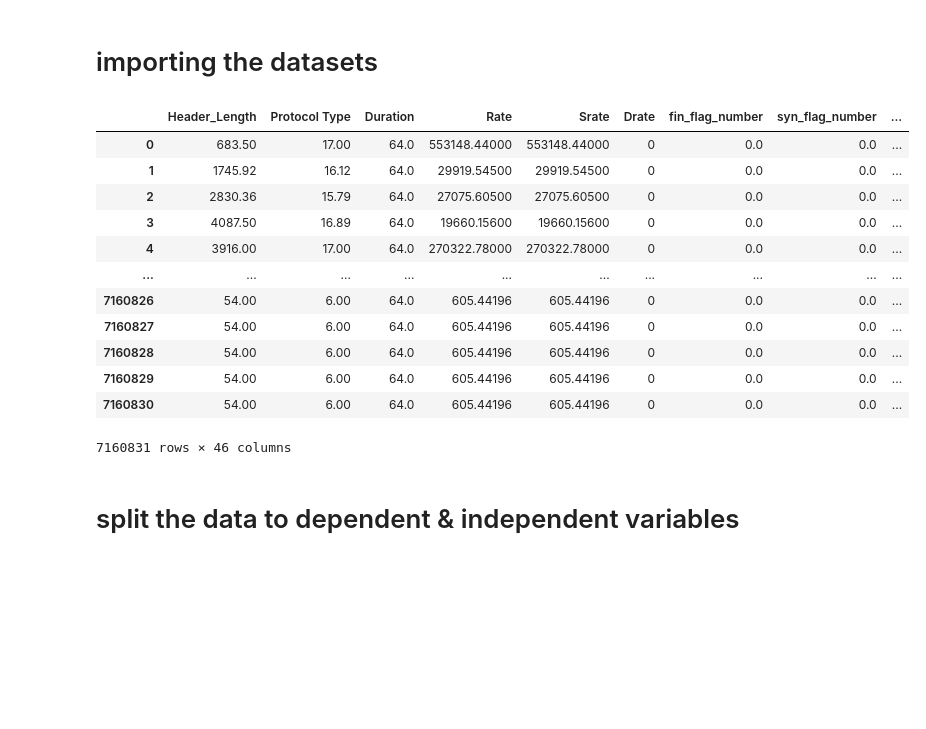
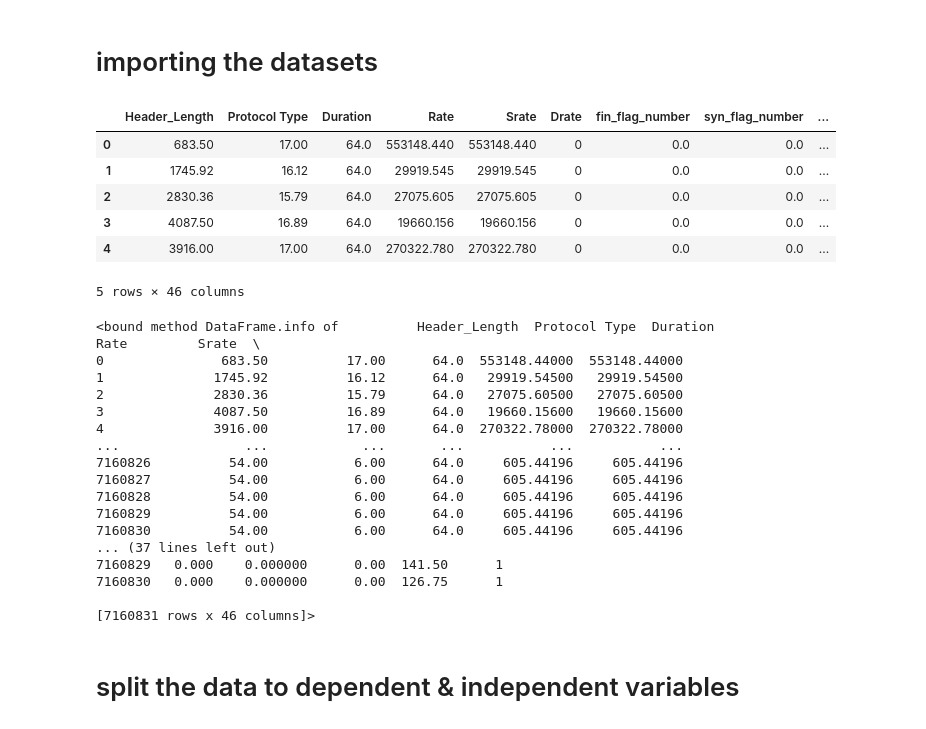
Before and after one commit to MedAmineArbani/IoT-Intrusion-Detection, a Jupyter notebook: Notebooks/XGboostModel.ipynb, the cells around one changed output. Drawn from its saved outputs; the diff is of its cells as text; code cells hidden in the pictures; blank space fills up the shorter version.

```diff
--- a/Notebooks/XGboostModel.ipynb
+++ b/Notebooks/XGboostModel.ipynb
@@ -11,21 +13,35 @@ import pandas as pd
 <h1>importing the datasets</h1>
 # %%
 data=pd.read_csv("../Data/cleaned_data.csv")
-data
+data.head()
 # %% [output]
 |  | Header_Length | Protocol Type | Duration | Rate | Srate | Drate | fin_flag_number | syn_flag_number | ... |
-| 0 | 683.50 | 17.00 | 64.0 | 553148.44000 | 553148.44000 | 0 | 0.0 | 0.0 | ... |
-| 1 | 1745.92 | 16.12 | 64.0 | 29919.54500 | 29919.54500 | 0 | 0.0 | 0.0 | ... |
-| 2 | 2830.36 | 15.79 | 64.0 | 27075.60500 | 27075.60500 | 0 | 0.0 | 0.0 | ... |
-| 3 | 4087.50 | 16.89 | 64.0 | 19660.15600 | 19660.15600 | 0 | 0.0 | 0.0 | ... |
-| 4 | 3916.00 | 17.00 | 64.0 | 270322.78000 | 270322.78000 | 0 | 0.0 | 0.0 | ... |
-| ... | ... | ... | ... | ... | ... | ... | ... | ... | ... |
-| 7160826 | 54.00 | 6.00 | 64.0 | 605.44196 | 605.44196 | 0 | 0.0 | 0.0 | ... |
-| 7160827 | 54.00 | 6.00 | 64.0 | 605.44196 | 605.44196 | 0 | 0.0 | 0.0 | ... |
-| 7160828 | 54.00 | 6.00 | 64.0 | 605.44196 | 605.44196 | 0 | 0.0 | 0.0 | ... |
-| 7160829 | 54.00 | 6.00 | 64.0 | 605.44196 | 605.44196 | 0 | 0.0 | 0.0 | ... |
-| 7160830 | 54.00 | 6.00 | 64.0 | 605.44196 | 605.44196 | 0 | 0.0 | 0.0 | ... |
+| 0 | 683.50 | 17.00 | 64.0 | 553148.440 | 553148.440 | 0 | 0.0 | 0.0 | ... |
+| 1 | 1745.92 | 16.12 | 64.0 | 29919.545 | 29919.545 | 0 | 0.0 | 0.0 | ... |
+| 2 | 2830.36 | 15.79 | 64.0 | 27075.605 | 27075.605 | 0 | 0.0 | 0.0 | ... |
+| 3 | 4087.50 | 16.89 | 64.0 | 19660.156 | 19660.156 | 0 | 0.0 | 0.0 | ... |
+| 4 | 3916.00 | 17.00 | 64.0 | 270322.780 | 270322.780 | 0 | 0.0 | 0.0 | ... |
-7160831 rows × 46 columns
+5 rows × 46 columns
+# %%
+data.info
+# %% [output]
+<bound method DataFrame.info of          Header_Length  Protocol Type  Duration          Rate         Srate  \
+0               683.50          17.00      64.0  553148.44000  553148.44000
+1              1745.92          16.12      64.0   29919.54500   29919.54500
+2              2830.36          15.79      64.0   27075.60500   27075.60500
+3              4087.50          16.89      64.0   19660.15600   19660.15600
+4              3916.00          17.00      64.0  270322.78000  270322.78000
+...                ...            ...       ...           ...           ...
+7160826          54.00           6.00      64.0     605.44196     605.44196
+7160827          54.00           6.00      64.0     605.44196     605.44196
+7160828          54.00           6.00      64.0     605.44196     605.44196
+7160829          54.00           6.00      64.0     605.44196     605.44196
+7160830          54.00           6.00      64.0     605.44196     605.44196
+... (37 lines left out)
+7160829   0.000    0.000000      0.00  141.50      1
+7160830   0.000    0.000000      0.00  126.75      1
+
+[7160831 rows x 46 columns]>
 # %% [markdown]
 <h1>split the data to dependent & independent variables</h1>
 # %%
```
Also changed, not shown: parts of 8 cells of this notebook, 5 other files.
